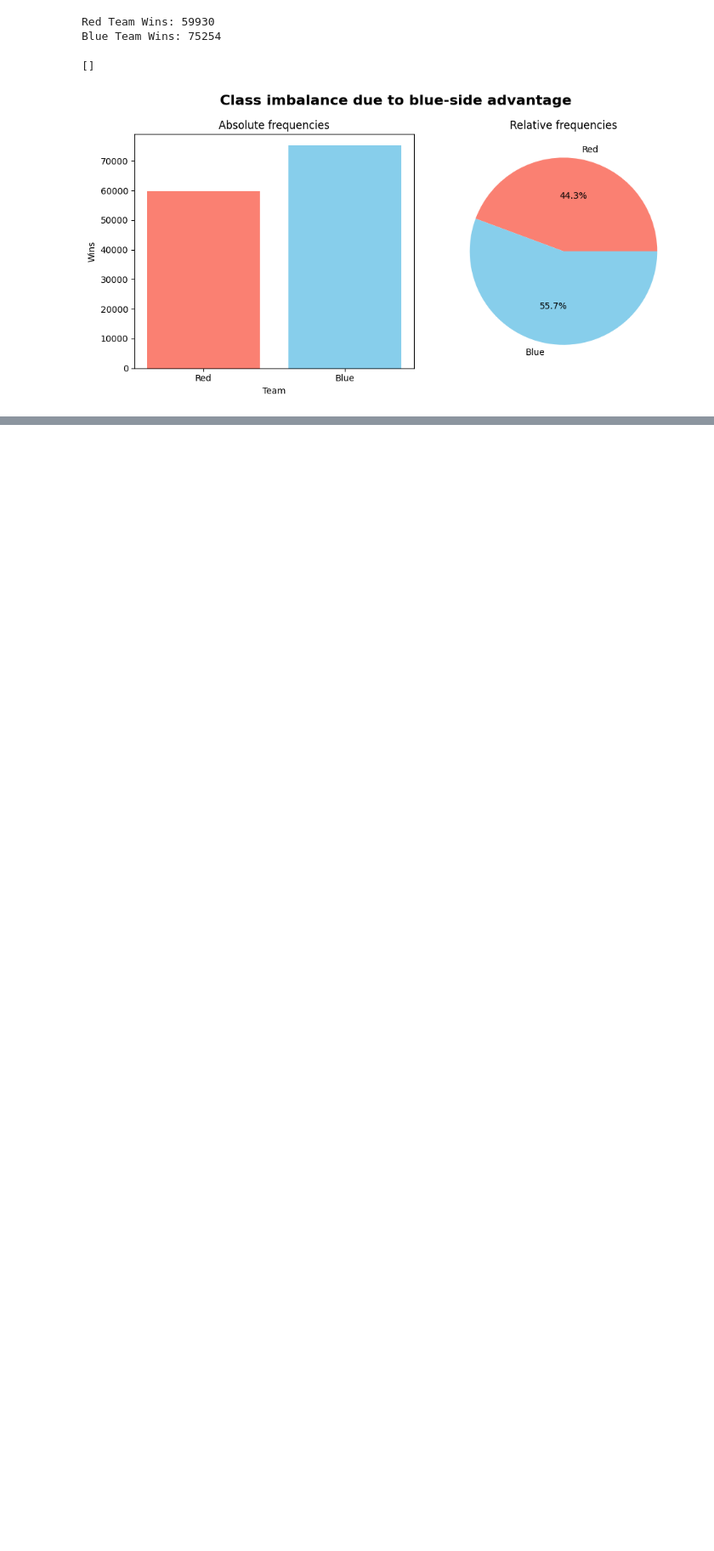
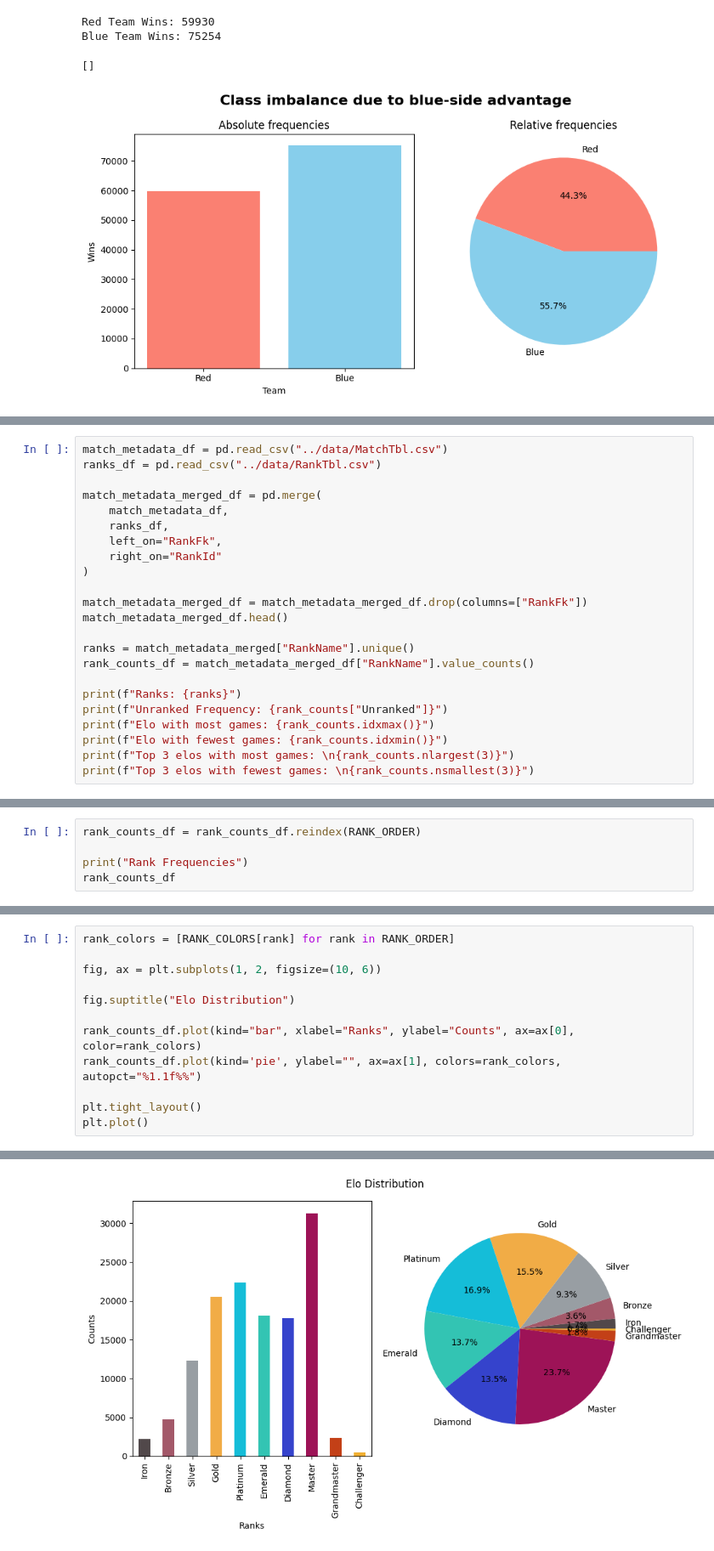
Before and after one commit to jeetbhow/dodge-check, a Jupyter notebook: notebooks/01_data_exploration.ipynb, the cells around one changed output, grey strips where cells are left out. Shown at 85% size. Saved outputs shown, nothing was run; the diff lists cells and outputs as text; blank space fills up the shorter version.

Commit message:
Finish Elo Distribution analysis for 01_data_exploration notebook.

```diff
--- a/notebooks/01_data_exploration.ipynb
+++ b/notebooks/01_data_exploration.ipynb
@@ -146,0 +156,23 @@ Blue Team Wins: 75254
+# %%
+match_metadata_df = pd.read_csv("../data/MatchTbl.csv")
+ranks_df = pd.read_csv("../data/RankTbl.csv")
+
+match_metadata_merged_df = pd.merge(
+	match_metadata_df,
+	ranks_df,
+	left_on="RankFk",
+	right_on="RankId"
+)
+
+match_metadata_merged_df = match_metadata_merged_df.drop(columns=["RankFk"])
+match_metadata_merged_df.head()
+
+ranks = match_metadata_merged["RankName"].unique()
+rank_counts_df = match_metadata_merged_df["RankName"].value_counts()
+
+print(f"Ranks: {ranks}")
+print(f"Unranked Frequency: {rank_counts["Unranked"]}")
+print(f"Elo with most games: {rank_counts.idxmax()}")
+print(f"Elo with fewest games: {rank_counts.idxmin()}")
+print(f"Top 3 elos with most games: \n{rank_counts.nlargest(3)}")
+print(f"Top 3 elos with fewest games: \n{rank_counts.nsmallest(3)}")
@@ -146,0 +197,5 @@ Blue Team Wins: 75254
+# %%
+rank_counts_df = rank_counts_df.reindex(RANK_ORDER)
+
+print("Rank Frequencies")
+rank_counts_df
@@ -146,0 +216,13 @@ Blue Team Wins: 75254
+# %%
+rank_colors = [RANK_COLORS[rank] for rank in RANK_ORDER]
+
+fig, ax = plt.subplots(1, 2, figsize=(10, 6))
+
+fig.suptitle("Elo Distribution")
+
+rank_counts_df.plot(kind="bar", xlabel="Ranks", ylabel="Counts", ax=ax[0], color=rank_colors)
+rank_counts_df.plot(kind='pie', ylabel="", ax=ax[1], colors=rank_colors, autopct="%1.1f%%")
+
+plt.tight_layout()
+plt.plot()
+# %% [output]
@@ -146,0 +230 @@ Blue Team Wins: 75254
+[figure, added]
```
Also changed, not shown: parts of 5 cells of this notebook, 3 other files.
